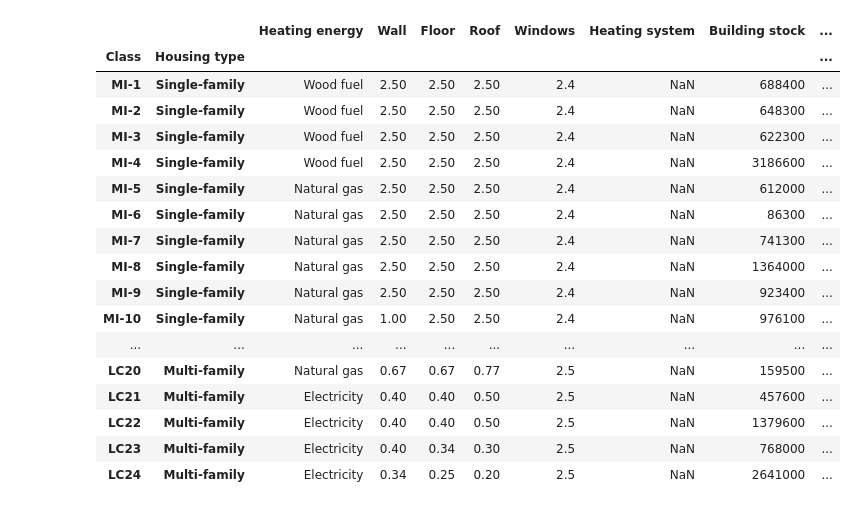
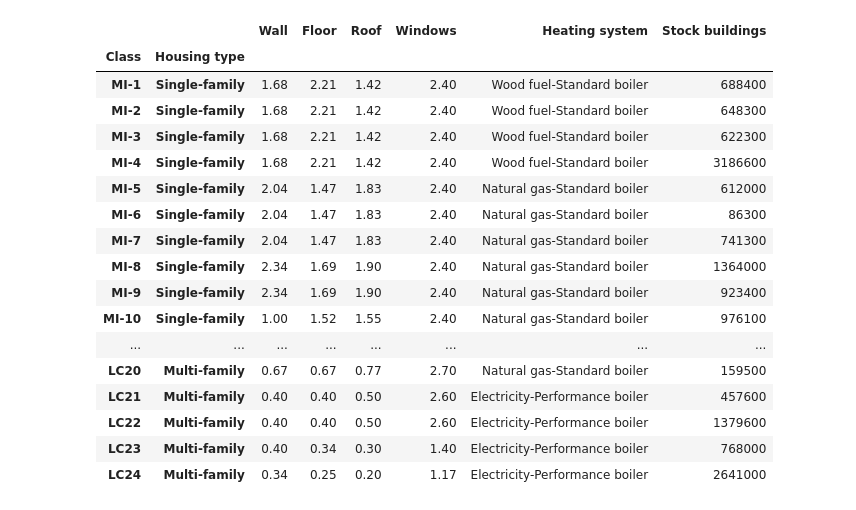
Before and after one commit to CIRED/Res-IRF4, a Jupyter notebook: project/analysis/new_consumption_function_SK.ipynb, the cells around one changed output. Cells and saved outputs as stored; diff of their text form; code cells hidden in the pictures.

```diff
--- a/project/analysis/new_consumption_function_SK.ipynb
+++ b/project/analysis/new_consumption_function_SK.ipynb
@@ -6,24 +7,26 @@ import pandas as pd
 # %%
-buildings = get_pandas('project/input/building_stock_profeel.csv', lambda x: pd.read_csv(x, index_col=[0, 1]).squeeze())
-ratio_surface = buildings.loc[:,'Ratio_surface_Wall':]
+
+buildings = get_pandas('project/input/stock/building_stock_profeel.csv', lambda x: pd.read_csv(x, index_col=[0, 1]).squeeze())
+ratio_surface = get_pandas('project/input/stock/ratio_surface_profeel.csv', lambda x: pd.read_csv(x, index_col=[0, 1]).squeeze())
+ratio_surface = ratio_surface.loc[:,'Ratio_surface_Wall':]
 ratio_surface = ratio_surface.rename(columns={'Ratio_surface_Floor': "Floor", 'Ratio_surface_Wall': "Wall", 'Ratio_surface_Roof': "Roof", 'Ratio_surface_Window': "Windows"})
 buildings
 # %% [output]
-|  |  | Heating energy | Wall | Floor | Roof | Windows | Heating system | Building stock | ... |
-| Class | Housing type |  |  |  |  |  |  |  | ... |
-| MI-1 | Single-family | Wood fuel | 2.50 | 2.50 | 2.50 | 2.4 | NaN | 688400 | ... |
-| MI-2 | Single-family | Wood fuel | 2.50 | 2.50 | 2.50 | 2.4 | NaN | 648300 | ... |
-| MI-3 | Single-family | Wood fuel | 2.50 | 2.50 | 2.50 | 2.4 | NaN | 622300 | ... |
-| MI-4 | Single-family | Wood fuel | 2.50 | 2.50 | 2.50 | 2.4 | NaN | 3186600 | ... |
-| MI-5 | Single-family | Natural gas | 2.50 | 2.50 | 2.50 | 2.4 | NaN | 612000 | ... |
-| MI-6 | Single-family | Natural gas | 2.50 | 2.50 | 2.50 | 2.4 | NaN | 86300 | ... |
-| MI-7 | Single-family | Natural gas | 2.50 | 2.50 | 2.50 | 2.4 | NaN | 741300 | ... |
-| MI-8 | Single-family | Natural gas | 2.50 | 2.50 | 2.50 | 2.4 | NaN | 1364000 | ... |
-| MI-9 | Single-family | Natural gas | 2.50 | 2.50 | 2.50 | 2.4 | NaN | 923400 | ... |
-| MI-10 | Single-family | Natural gas | 1.00 | 2.50 | 2.50 | 2.4 | NaN | 976100 | ... |
-| ... | ... | ... | ... | ... | ... | ... | ... | ... | ... |
-| LC20 | Multi-family | Natural gas | 0.67 | 0.67 | 0.77 | 2.5 | NaN | 159500 | ... |
-| LC21 | Multi-family | Electricity | 0.40 | 0.40 | 0.50 | 2.5 | NaN | 457600 | ... |
-| LC22 | Multi-family | Electricity | 0.40 | 0.40 | 0.50 | 2.5 | NaN | 1379600 | ... |
-| LC23 | Multi-family | Electricity | 0.40 | 0.34 | 0.30 | 2.5 | NaN | 768000 | ... |
-| LC24 | Multi-family | Electricity | 0.34 | 0.25 | 0.20 | 2.5 | NaN | 2641000 | ... |
+|  |  | Wall | Floor | Roof | Windows | Heating system | Stock buildings |
+| Class | Housing type |  |  |  |  |  |  |
+| MI-1 | Single-family | 1.68 | 2.21 | 1.42 | 2.40 | Wood fuel-Standard boiler | 688400 |
+| MI-2 | Single-family | 1.68 | 2.21 | 1.42 | 2.40 | Wood fuel-Standard boiler | 648300 |
+| MI-3 | Single-family | 1.68 | 2.21 | 1.42 | 2.40 | Wood fuel-Standard boiler | 622300 |
+| MI-4 | Single-family | 1.68 | 2.21 | 1.42 | 2.40 | Wood fuel-Standard boiler | 3186600 |
+| MI-5 | Single-family | 2.04 | 1.47 | 1.83 | 2.40 | Natural gas-Standard boiler | 612000 |
+| MI-6 | Single-family | 2.04 | 1.47 | 1.83 | 2.40 | Natural gas-Standard boiler | 86300 |
+| MI-7 | Single-family | 2.04 | 1.47 | 1.83 | 2.40 | Natural gas-Standard boiler | 741300 |
+| MI-8 | Single-family | 2.34 | 1.69 | 1.90 | 2.40 | Natural gas-Standard boiler | 1364000 |
+| MI-9 | Single-family | 2.34 | 1.69 | 1.90 | 2.40 | Natural gas-Standard boiler | 923400 |
+| MI-10 | Single-family | 1.00 | 1.52 | 1.55 | 2.40 | Natural gas-Standard boiler | 976100 |
+| ... | ... | ... | ... | ... | ... | ... | ... |
+| LC20 | Multi-family | 0.67 | 0.67 | 0.77 | 2.70 | Natural gas-Standard boiler | 159500 |
+| LC21 | Multi-family | 0.40 | 0.40 | 0.50 | 2.60 | Electricity-Performance boiler | 457600 |
+| LC22 | Multi-family | 0.40 | 0.40 | 0.50 | 2.60 | Electricity-Performance boiler | 1379600 |
+| LC23 | Multi-family | 0.40 | 0.34 | 0.30 | 1.40 | Electricity-Performance boiler | 768000 |
+| LC24 | Multi-family | 0.34 | 0.25 | 0.20 | 1.17 | Electricity-Performance boiler | 2641000 |
```
Also changed, not shown: parts of 11 cells of this notebook, 3 other files.
